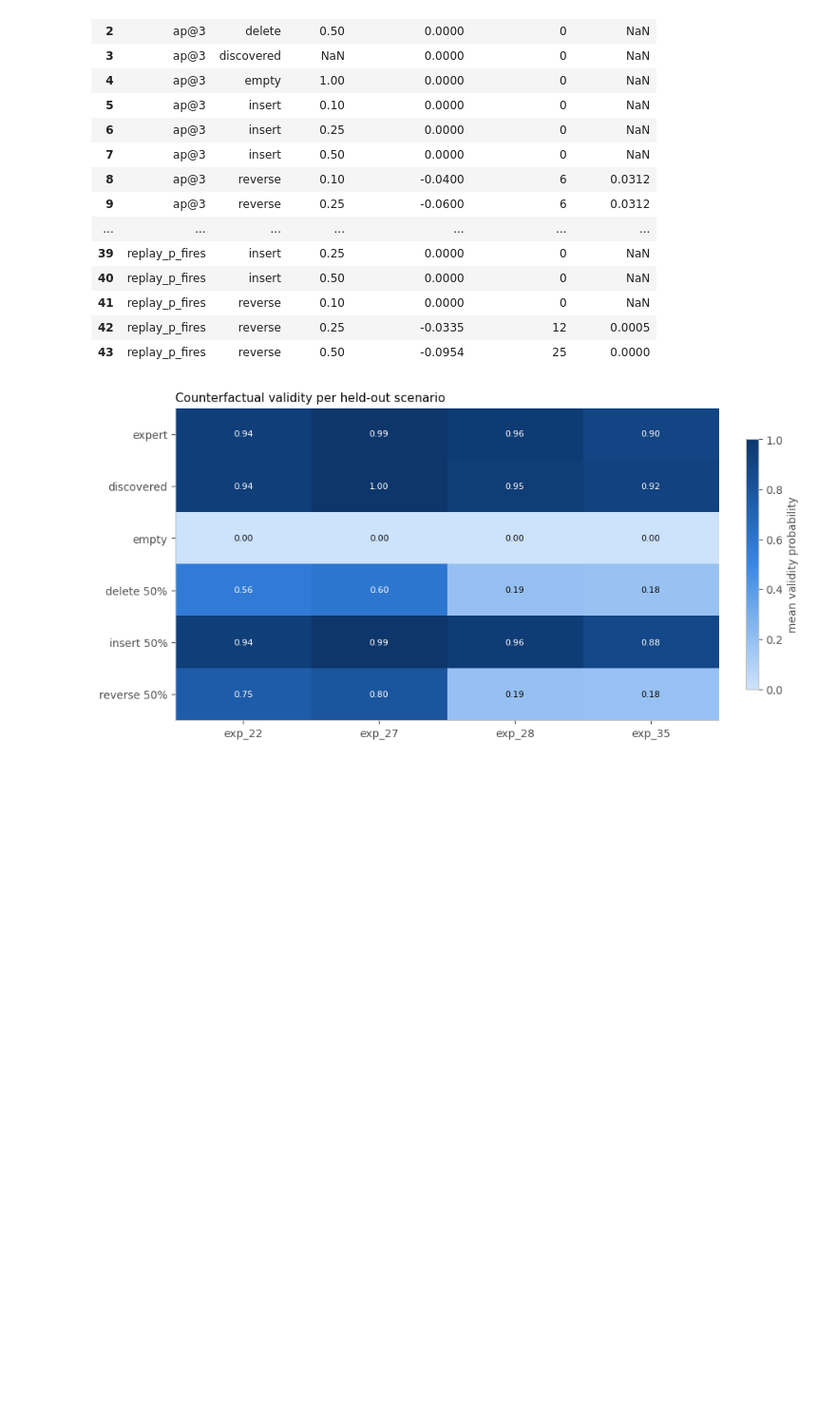
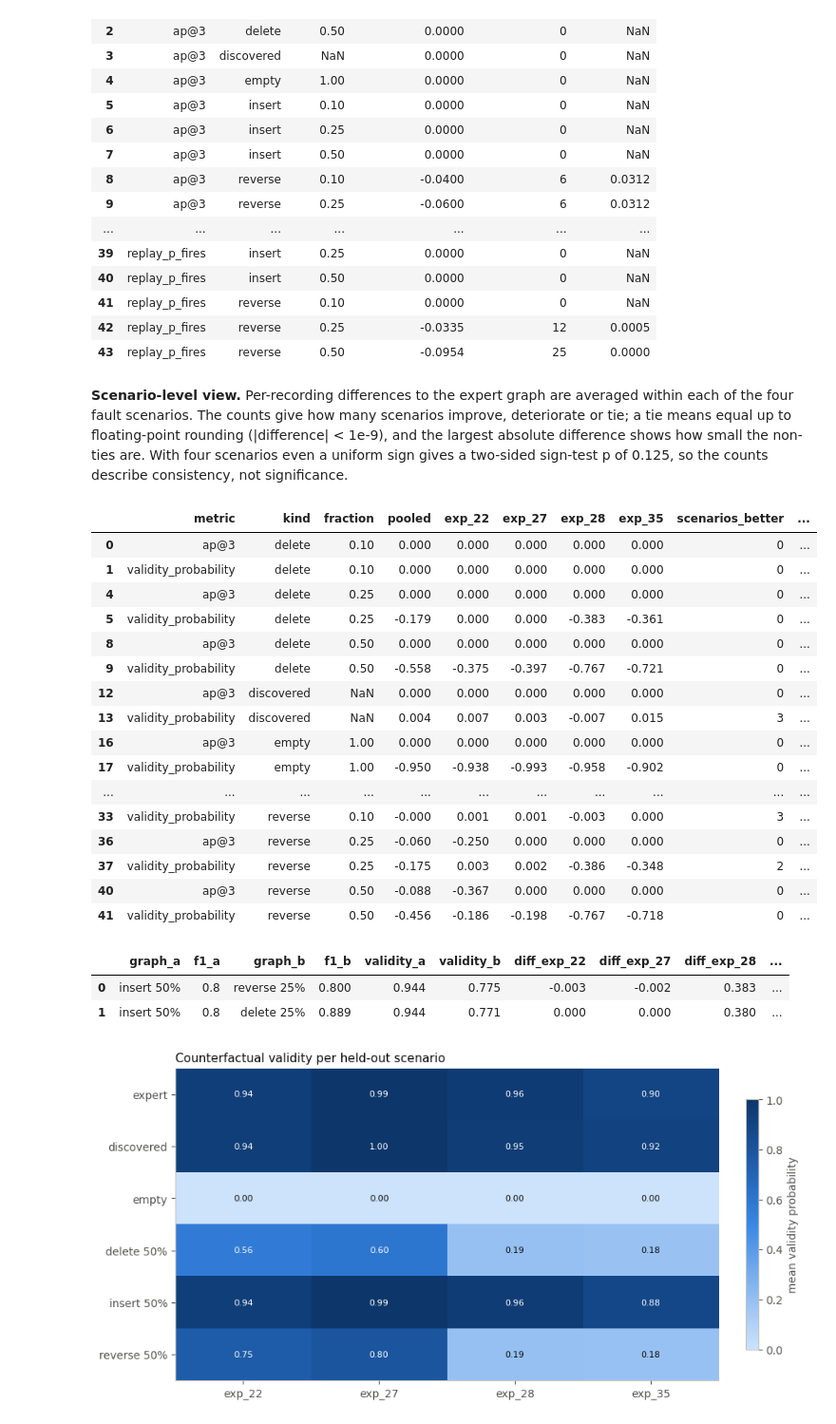
Before and after one commit to shweta-dataverse/causalAI-failure-prevention, a Jupyter notebook: notebooks/09_Framework_Evaluation.ipynb, the cells around one changed output. Shown at 95% size. Saved outputs shown, nothing was run; the diff lists cells and outputs as text; code cells hidden in the pictures; blank space fills up the shorter version.

```diff
--- a/notebooks/09_Framework_Evaluation.ipynb
+++ b/notebooks/09_Framework_Evaluation.ipynb
@@ -317,6 +351,62 @@ paired_tests.round(4)
 | 41 | replay_p_fires | reverse | 0.10 | 0.0000 | 0 | NaN |
 | 42 | replay_p_fires | reverse | 0.25 | -0.0335 | 12 | 0.0005 |
 | 43 | replay_p_fires | reverse | 0.50 | -0.0954 | 25 | 0.0000 |
+# %% [markdown]
+**Scenario-level view.** Per-recording differences to the expert graph are averaged within each of the four fault scenarios. The counts give how many scenarios improve, deteriorate or tie; a tie means equal up to floating-point rounding (|difference| < 1e-9), and the largest absolute difference shows how small the non-ties are. With four scenarios even a uniform sign gives a two-sided sign-test p of 0.125, so the counts describe consistency, not significance.
+# %%
+# per-scenario mean difference to the expert graph, per perturbation level (and the discovered and empty graphs)
+base = per_run[per_run.graph == 'expert'].set_index('recording_id')
+scenarios = sorted(per_run.fold.unique())
+TIE = 1e-9  # differences below this are floating-point rounding from averaging the replicates
+scen_rows = []
+for (kind, fraction), group in per_run[per_run.graph != 'expert'].groupby(['kind', 'fraction'], dropna=False):
+    per_rec = group.groupby(['recording_id', 'fold'])[['ap@3', 'validity_probability', 'improvement', 'replay_p_fires']].mean().reset_index()
+    for metric in ['ap@3', 'validity_probability', 'improvement', 'replay_p_fires']:
+        diff = per_rec[metric].to_numpy() - base[metric].reindex(per_rec.recording_id).to_numpy()
+        by_s = pd.Series(diff).groupby(per_rec.fold.to_numpy()).mean()
+        scen_rows.append({'metric': metric, 'kind': kind, 'fraction': fraction, 'pooled': diff.mean(),
+                          **{f: by_s[f] for f in scenarios},
+                          'scenarios_better': int((by_s > TIE).sum()), 'scenarios_worse': int((by_s < -TIE).sum()),
+                          'scenarios_tied': int((by_s.abs() <= TIE).sum()), 'max_abs_difference': float(by_s.abs().max())})
+scenario_diff = pd.DataFrame(scen_rows)
+ev.save_table(scenario_diff, f'09_{SUBSYSTEM}_scenario_differences')
+scenario_diff[scenario_diff.metric.isin(['validity_probability', 'ap@3'])].round(3)
+# %% [output]
+|  | metric | kind | fraction | pooled | exp_22 | exp_27 | exp_28 | exp_35 | scenarios_better | ... |
+| 0 | ap@3 | delete | 0.10 | 0.000 | 0.000 | 0.000 | 0.000 | 0.000 | 0 | ... |
+| 1 | validity_probability | delete | 0.10 | 0.000 | 0.000 | 0.000 | 0.000 | 0.000 | 0 | ... |
+| 4 | ap@3 | delete | 0.25 | 0.000 | 0.000 | 0.000 | 0.000 | 0.000 | 0 | ... |
+| 5 | validity_probability | delete | 0.25 | -0.179 | 0.000 | 0.000 | -0.383 | -0.361 | 0 | ... |
+| 8 | ap@3 | delete | 0.50 | 0.000 | 0.000 | 0.000 | 0.000 | 0.000 | 0 | ... |
+| 9 | validity_probability | delete | 0.50 | -0.558 | -0.375 | -0.397 | -0.767 | -0.721 | 0 | ... |
+| 12 | ap@3 | discovered | NaN | 0.000 | 0.000 | 0.000 | 0.000 | 0.000 | 0 | ... |
+| 13 | validity_probability | discovered | NaN | 0.004 | 0.007 | 0.003 | -0.007 | 0.015 | 3 | ... |
+| 16 | ap@3 | empty | 1.00 | 0.000 | 0.000 | 0.000 | 0.000 | 0.000 | 0 | ... |
+| 17 | validity_probability | empty | 1.00 | -0.950 | -0.938 | -0.993 | -0.958 | -0.902 | 0 | ... |
+| ... | ... | ... | ... | ... | ... | ... | ... | ... | ... | ... |
+| 33 | validity_probability | reverse | 0.10 | -0.000 | 0.001 | 0.001 | -0.003 | 0.000 | 3 | ... |
+| 36 | ap@3 | reverse | 0.25 | -0.060 | -0.250 | 0.000 | 0.000 | 0.000 | 0 | ... |
+| 37 | validity_probability | reverse | 0.25 | -0.175 | 0.003 | 0.002 | -0.386 | -0.348 | 2 | ... |
+| 40 | ap@3 | reverse | 0.50 | -0.088 | -0.367 | 0.000 | 0.000 | 0.000 | 0 | ... |
+| 41 | validity_probability | reverse | 0.50 | -0.456 | -0.186 | -0.198 | -0.767 | -0.718 | 0 | ... |
+# %%
+# equal directed f1, different usefulness: which scenarios carry the difference?
+contrasts = [(('insert', 0.5), ('reverse', 0.25)), (('insert', 0.5), ('delete', 0.25))]
+per_level_scen = (per_run[per_run.kind.isin(KINDS)].groupby(['kind', 'fraction', 'fold']).validity_probability.mean())
+contrast_rows = []
+for a, b in contrasts:
+    row = {'graph_a': f'{a[0]} {a[1]:.0%}', 'f1_a': by_level.loc[a, 'directed_f1'], 'graph_b': f'{b[0]} {b[1]:.0%}',
+           'f1_b': by_level.loc[b, 'directed_f1'], 'validity_a': by_level.loc[a, 'cf_validity_mean'],
+           'validity_b': by_level.loc[b, 'cf_validity_mean']}
+    row.update({f'diff_{f}': per_level_scen.loc[(*a, f)] - per_level_scen.loc[(*b, f)] for f in scenarios})
+    contrast_rows.append(row)
+equal_f1 = pd.DataFrame(contrast_rows)
+ev.save_table(equal_f1, f'09_{SUBSYSTEM}_f1_contrasts')
+equal_f1.round(3)
+# %% [output]
+|  | graph_a | f1_a | graph_b | f1_b | validity_a | validity_b | diff_exp_22 | diff_exp_27 | diff_exp_28 | ... |
+| 0 | insert 50% | 0.8 | reverse 25% | 0.800 | 0.944 | 0.775 | -0.003 | -0.002 | 0.383 | ... |
+| 1 | insert 50% | 0.8 | delete 25% | 0.889 | 0.944 | 0.771 | 0.000 | 0.000 | 0.380 | ... |
 # %%
 # figure 6: where do perturbed graphs break the explanations? validity per scenario and kind (50% perturbations)
 d = per_run[(per_run.fraction == 0.5) | per_run.graph.isin(['expert', 'discovered', 'empty'])].copy()
```
Also changed, not shown: parts of 7 cells of this notebook, 19 other files.
